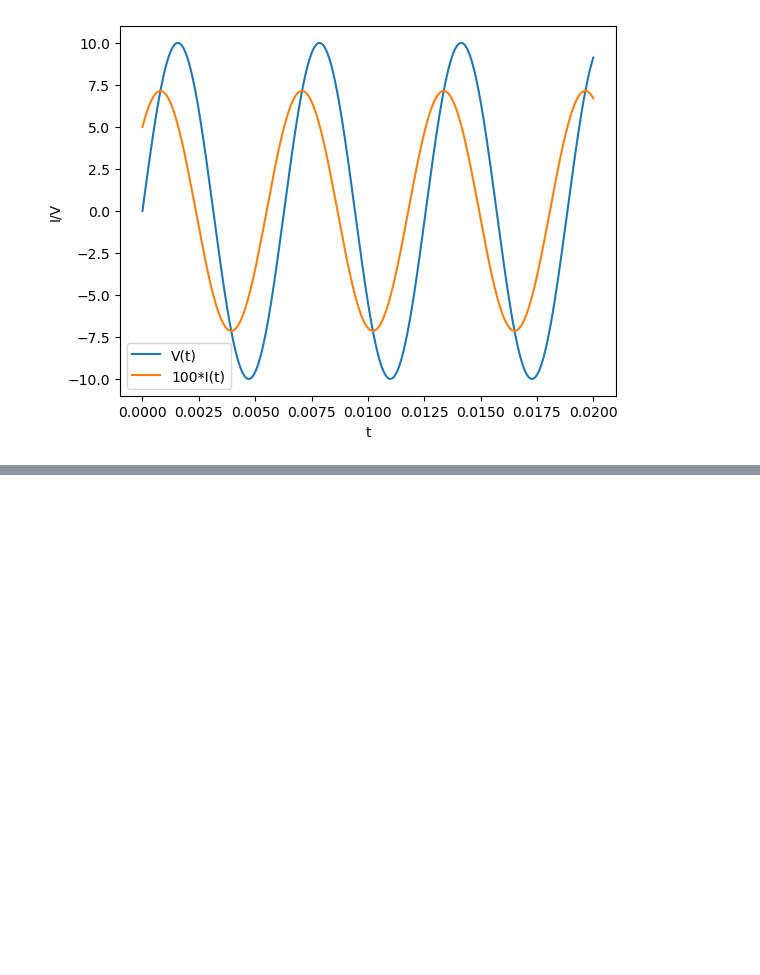
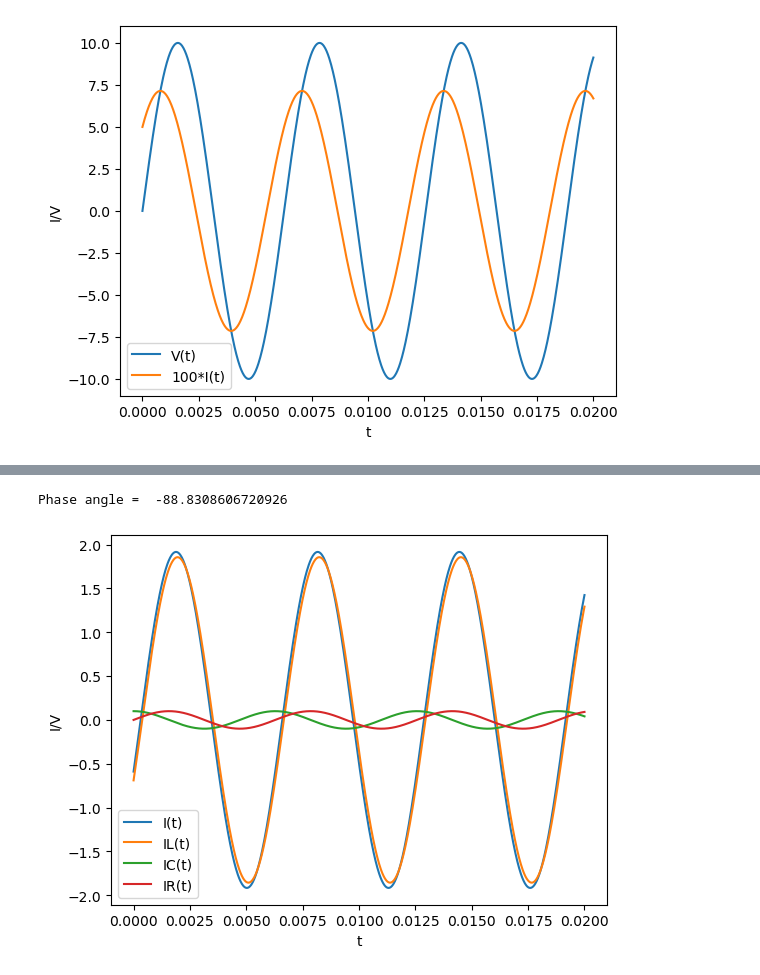
Before and after one commit to brash99/phys340, a Jupyter notebook: JupyterNotebooks/Complex/FFF_complex_RLC_Circuit.ipynb, the cells around one changed output, grey strips where cells are left out. Saved outputs shown, nothing was run; the diff lists cells and outputs as text; code cells hidden in the pictures; blank space fills up the shorter version.

```diff
--- a/JupyterNotebooks/Complex/FFF_complex_RLC_Circuit.ipynb
+++ b/JupyterNotebooks/Complex/FFF_complex_RLC_Circuit.ipynb
@@ -244,0 +348,19 @@ Resonance frequency =  7071.067811865475
+# %%
+#plt.plot(t, np.imag(V), label='V(t)')
+plt.plot(t, np.imag(I), label='I(t)')
+plt.plot(t, np.imag(IL), label='IL(t)')
+plt.plot(t, np.imag(IC), label='IC(t)')
+plt.plot(t, np.imag(IR), label='IR(t)')
+plt.xlabel('t')
+plt.ylabel('I/V')
+plt.legend()
+
+phase_angle = np.arctan((omega*C - 1/(omega*L))/(1/R))
+print('Phase angle = ', phase_angle*180/np.pi)
+
+#plt.xlim(0,0.002)
+
+plt.show()
+# %% [output]
+Phase angle =  -88.8308606720926
+[figure, added]
```
Also changed, not shown: parts of 8 cells of this notebook.
